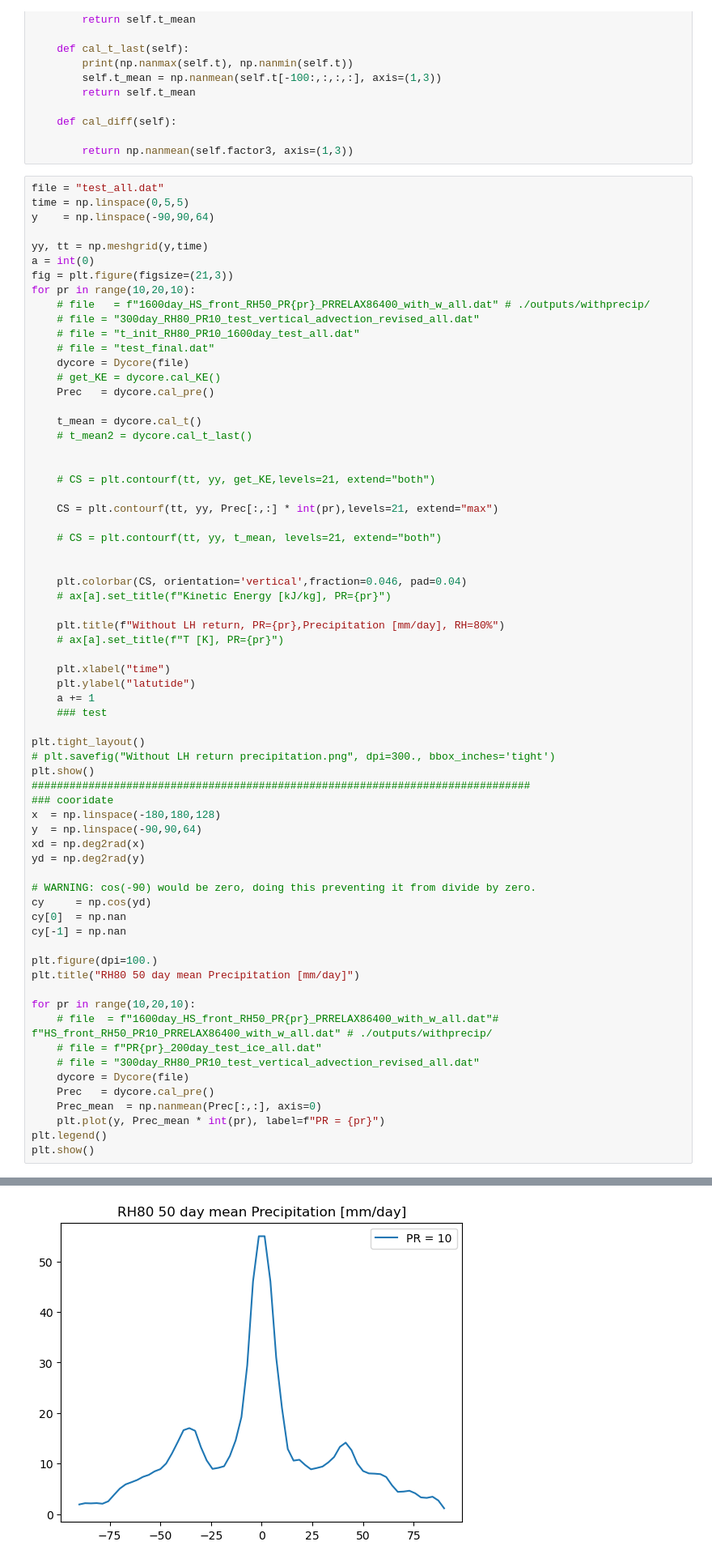
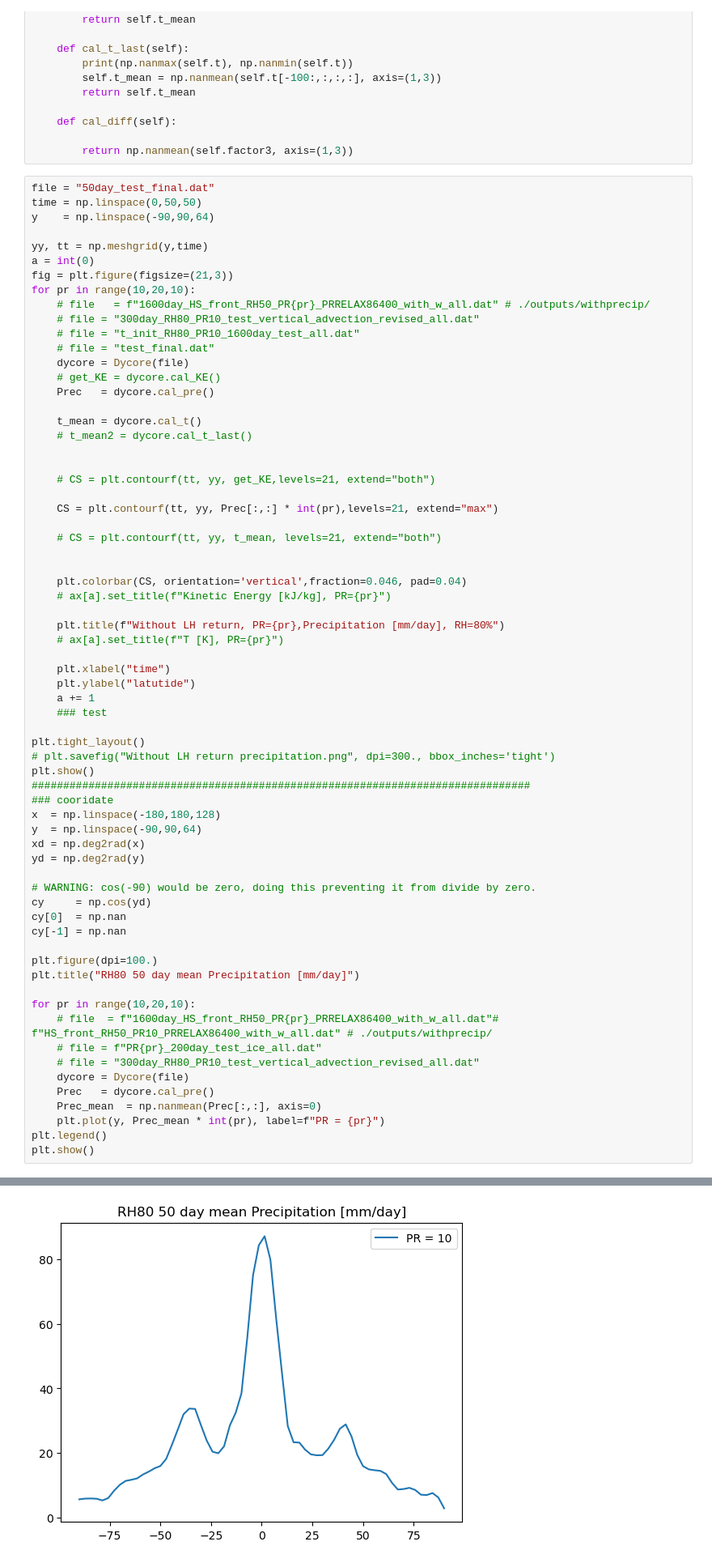
Before and after one commit to PeterChang1023/Dycore_Master, a Jupyter notebook: dycore/IdealizeSpetral.jl/exp/HSt42/check_spinupday.ipynb, the cells around one changed output, grey strips where cells are left out. Shown at 81% size. Drawn from its saved outputs; the diff is of its cells as text.

```diff
--- a/dycore/IdealizeSpetral.jl/exp/HSt42/check_spinupday.ipynb
+++ b/dycore/IdealizeSpetral.jl/exp/HSt42/check_spinupday.ipynb
@@ -130,8 +130,8 @@ class Dycore:
 
         return np.nanmean(self.factor3, axis=(1,3))
 # %%
-file = "test_all.dat"
-time = np.linspace(0,5,5)
+file = "50day_test_final.dat"
+time = np.linspace(0,50,50)
 y    = np.linspace(-90,90,64)
 
 yy, tt = np.meshgrid(y,time)
@@ -202,4 +202,4 @@ plt.show()
-[figure, old version]
+[figure, new version]
 # %% [markdown]
 # Cal qv
 # %%
```
Also changed, not shown: parts of 12 cells of this notebook, 2 other files.
